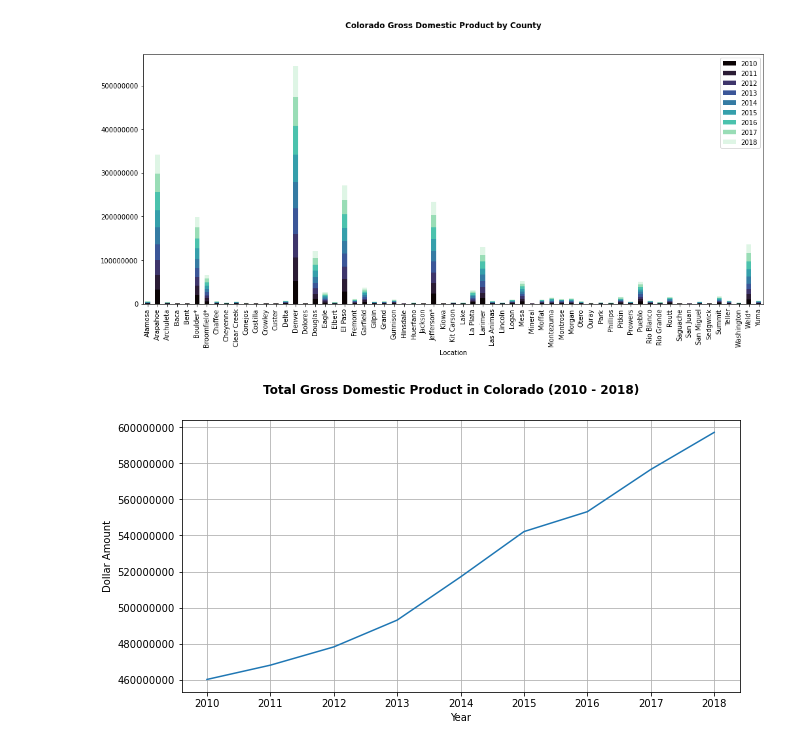
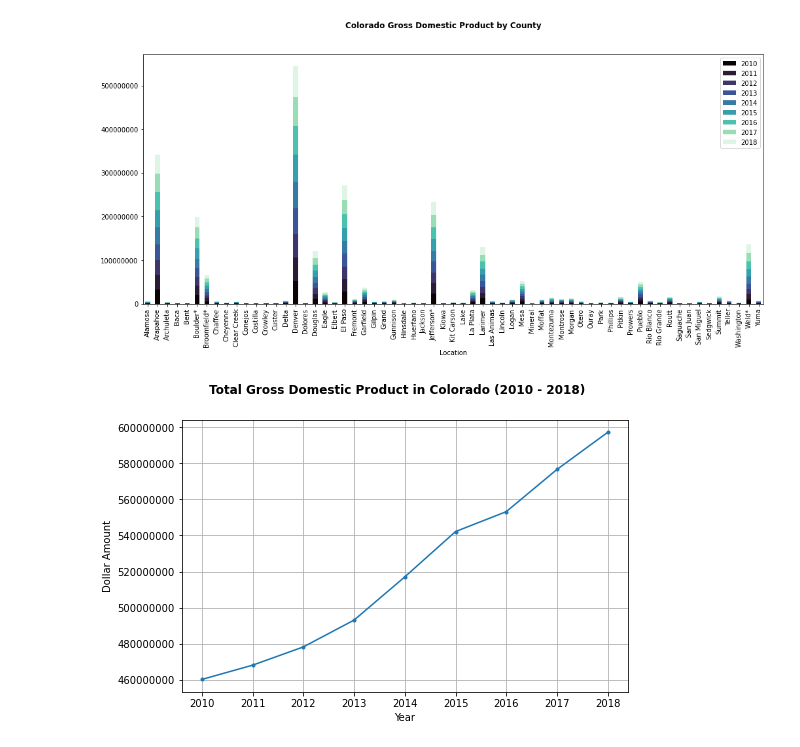
Before and after one commit to jtmcginley123/project-one, a Jupyter notebook: notebooks/olan.ipynb, the cells around one changed output. Saved outputs shown, nothing was run; the diff lists cells and outputs as text; code cells hidden in the pictures.

Commit message:
Some isolated charting

```diff
--- a/notebooks/olan.ipynb
+++ b/notebooks/olan.ipynb
@@ -37,26 +62,28 @@ plt.ticklabel_format(style='plain', axis='y')
 # %%
 #Growth percentage by Industry
 
 GrowthIndustry = pd.read_csv("../data/cleandata/COGDPDetailed.csv")
 
 GrowthIndustry['Total'] = GrowthIndustry.sum(axis=1)
 GrowthIndustry = GrowthIndustry[['Description', 'Total']]
+#GrowthIndustry.to_csv("../data/cleandata/COGDPDetailedwithTOTAL.csv")
 
 #GrowthIndustry.head(10)
 
-plt.figure(figsize=(10,5))
-plt.plot(GrowthIndustry['Description'], GrowthIndustry['Total'])
+plt.figure(figsize=(8,5))
+plt.plot(GrowthIndustry['Description'], GrowthIndustry['Total'], linestyle='-', marker='.')
 
 plt.suptitle('Total Gross Domestic Product in Colorado (2010 - 2018)', weight='bold')
 plt.xlabel('Year')
 plt.ylabel('Dollar Amount')
 plt.ticklabel_format(style='plain', axis='y')
 
+
 plt.grid()
 plt.show()
 plt.close()
 # %% [output]
-[figure, old version]
+[figure, new version]
 # %%
 Arrests = pd.read_csv("../data/cleandata/FinalizedCrimeStats.csv")
 #Arrests = Arrests.drop(columns=['Offense Type'])
```
Also changed, not shown: parts of 2 cells of this notebook, 6 other files.
